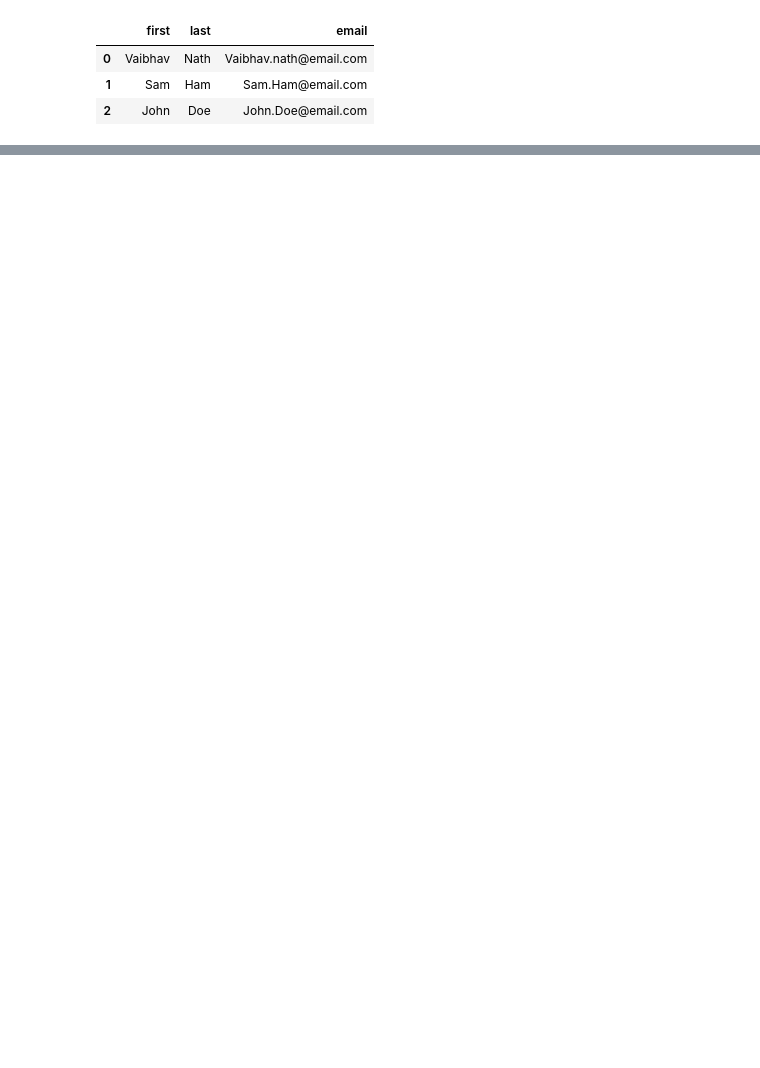
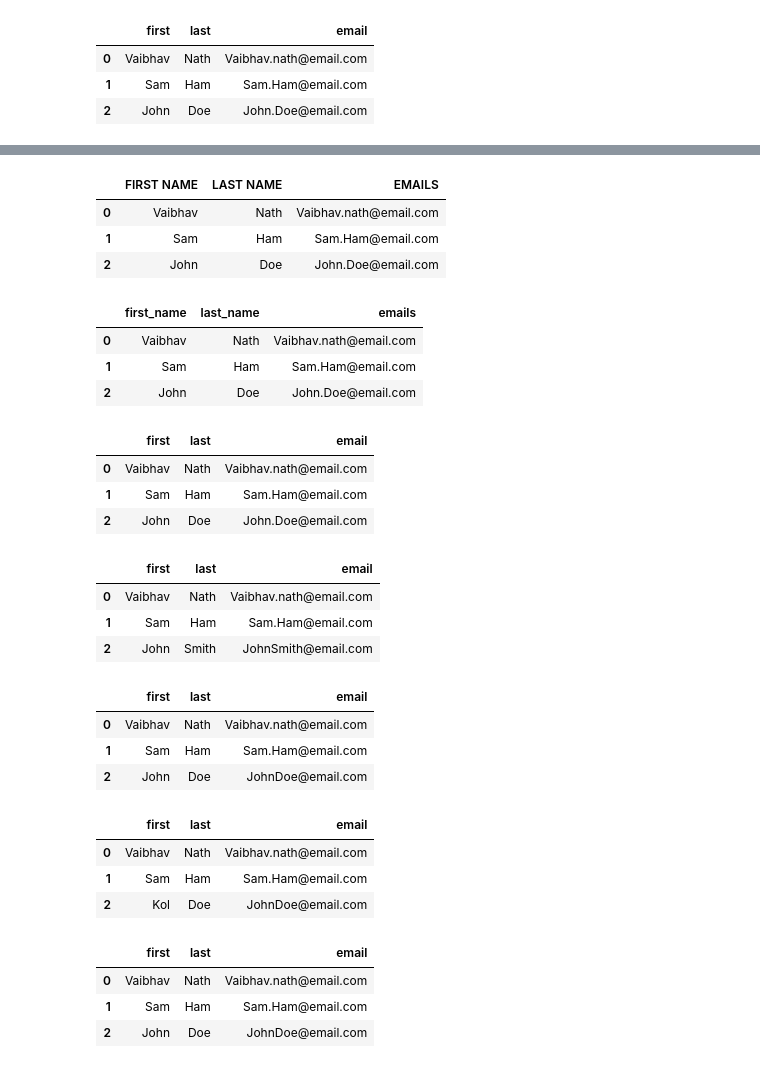
Before and after one commit to VaibhavNath/Python_Pandas, a Jupyter notebook: Updating rows and columns(5).ipynb, the cells around one changed output, grey strips where cells are left out. Saved outputs shown, nothing was run; the diff lists cells and outputs as text; code cells hidden in the pictures; blank space fills up the shorter version.

```diff
--- a/Updating rows and columns(5).ipynb
+++ b/Updating rows and columns(5).ipynb
@@ -16,0 +37,63 @@ df
+# %%
+df.columns=df.columns.str.replace('_',' ')         #replace _ with space
+df
+# %% [output]
+|  | FIRST NAME | LAST NAME | EMAILS |
+| 0 | Vaibhav | Nath | Vaibhav.nath@email.com |
+| 1 | Sam | Ham | Sam.Ham@email.com |
+| 2 | John | Doe | John.Doe@email.com |
+# %%
+df.columns=[x.lower() for x in df.columns]          #change column nameto lowercase
+df.columns=df.columns.str.replace(' ','_')          #replace space with _
+df
+# %% [output]
+|  | first_name | last_name | emails |
+| 0 | Vaibhav | Nath | Vaibhav.nath@email.com |
+| 1 | Sam | Ham | Sam.Ham@email.com |
+| 2 | John | Doe | John.Doe@email.com |
+# %%
+df=df.rename(columns={           #change column names back to their original names
+    'first_name':'first',
+     'last_name':'last',
+     'emails':'email'
+
+}
+)
+df
+# %% [output]
+|  | first | last | email |
+| 0 | Vaibhav | Nath | Vaibhav.nath@email.com |
+| 1 | Sam | Ham | Sam.Ham@email.com |
+| 2 | John | Doe | John.Doe@email.com |
+# %%
+df.loc[2]=['John','Smith','JohnSmith@email.com']   #change multiple row values using loc and passing index name of row
+df
+# %% [output]
+|  | first | last | email |
+| 0 | Vaibhav | Nath | Vaibhav.nath@email.com |
+| 1 | Sam | Ham | Sam.Ham@email.com |
+| 2 | John | Smith | JohnSmith@email.com |
+# %%
+df.loc[2,['last','email']]=['Doe','JohnDoe@email.com']    #reverse he changes made in rows.
+df
+# %% [output]
+|  | first | last | email |
+| 0 | Vaibhav | Nath | Vaibhav.nath@email.com |
+| 1 | Sam | Ham | Sam.Ham@email.com |
+| 2 | John | Doe | JohnDoe@email.com |
+# %%
+df.loc[2,'first']='Kol'     #change single value in row
+df
+# %% [output]
+|  | first | last | email |
+| 0 | Vaibhav | Nath | Vaibhav.nath@email.com |
+| 1 | Sam | Ham | Sam.Ham@email.com |
+| 2 | Kol | Doe | JohnDoe@email.com |
+# %%
+df.loc[2,'first']='John'
+df
+# %% [output]
+|  | first | last | email |
+| 0 | Vaibhav | Nath | Vaibhav.nath@email.com |
+| 1 | Sam | Ham | Sam.Ham@email.com |
+| 2 | John | Doe | JohnDoe@email.com |
```
Also changed, not shown: parts of 34 cells of this notebook.
